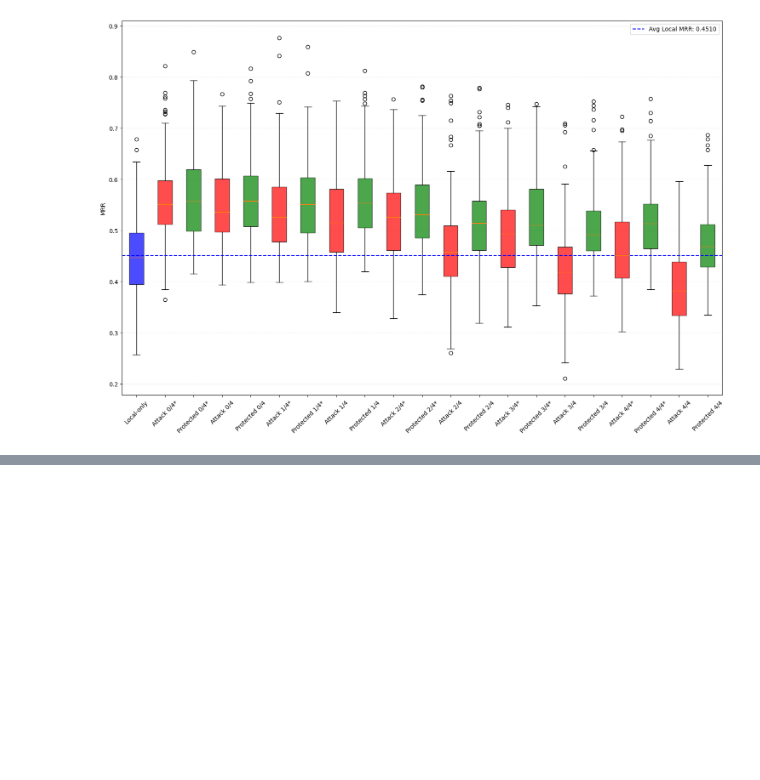
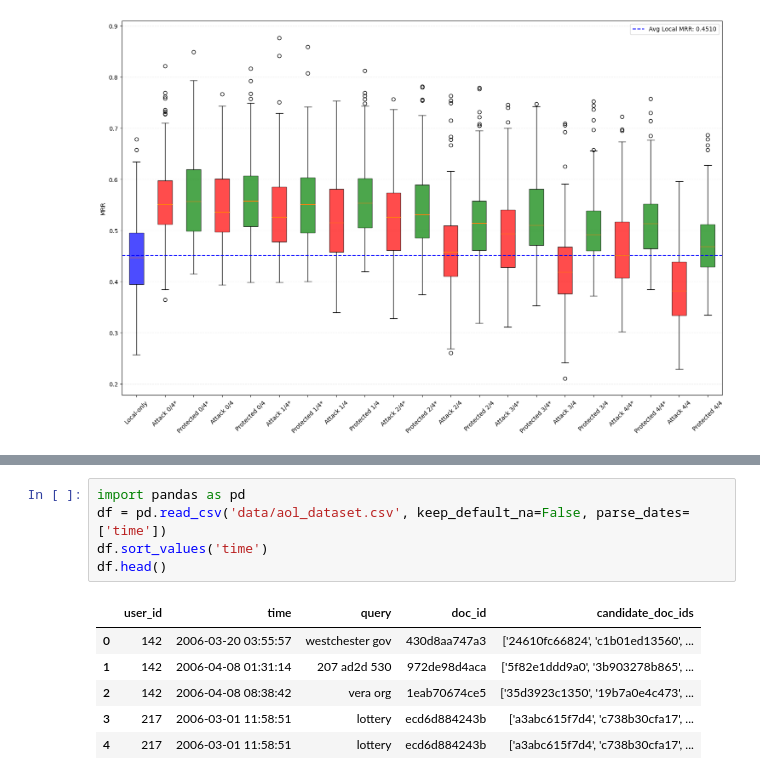
Before and after one commit to mg98/autonomos, a Jupyter notebook: notebook.ipynb, the cells around one changed output, grey strips where cells are left out. Drawn from its saved outputs; the diff is of its cells as text; blank space fills up the shorter version.

```diff
--- a/notebook.ipynb
+++ b/notebook.ipynb
@@ -541,0 +655,12 @@ tikzplotlib.save("poison_attacks.tex", axis_width=r'\textwidth', axis_height=r'8
+# %%
+import pandas as pd
+df = pd.read_csv('data/aol_dataset.csv', keep_default_na=False, parse_dates=['time'])
+df.sort_values('time')
+df.head()
+# %% [output]
+|  | user_id | time | query | doc_id | candidate_doc_ids |
+| 0 | 142 | 2006-03-20 03:55:57 | westchester gov | 430d8aa747a3 | ['24610fc66824', 'c1b01ed13560', ... |
+| 1 | 142 | 2006-04-08 01:31:14 | 207 ad2d 530 | 972de98d4aca | ['5f82e1ddd9a0', '3b903278b865', ... |
+| 2 | 142 | 2006-04-08 08:38:42 | vera org | 1eab70674ce5 | ['35d3923c1350', '19b7a0e4c473', ... |
+| 3 | 217 | 2006-03-01 11:58:51 | lottery | ecd6d884243b | ['a3abc615f7d4', 'c738b30cfa17', ... |
+| 4 | 217 | 2006-03-01 11:58:51 | lottery | ecd6d884243b | ['a3abc615f7d4', 'c738b30cfa17', ... |
```
Also changed, not shown: parts of 7 cells of this notebook, 36 other files.
